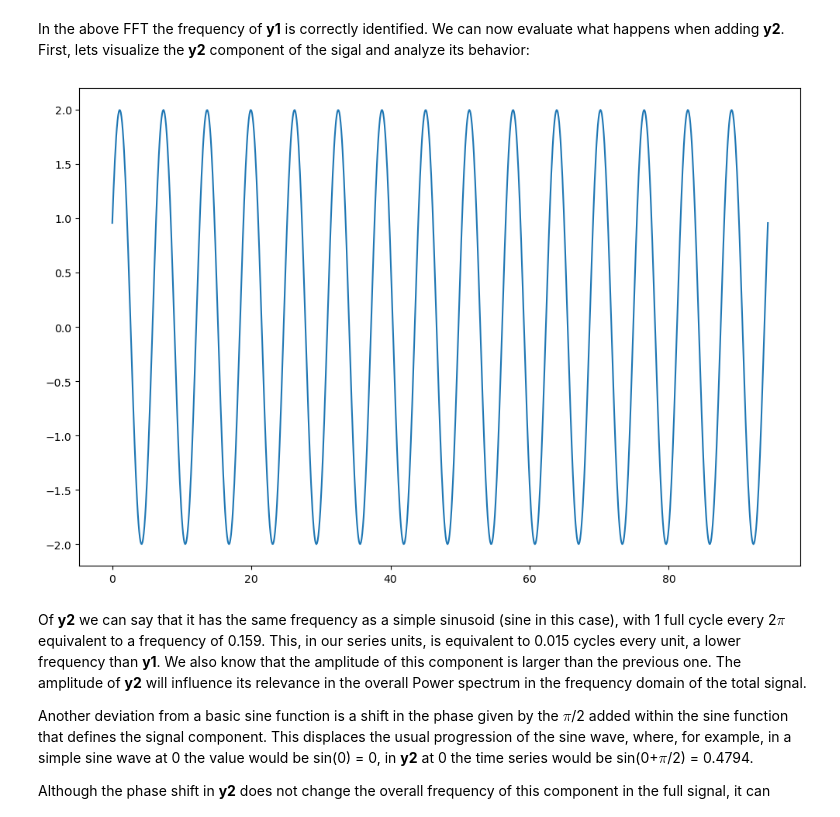
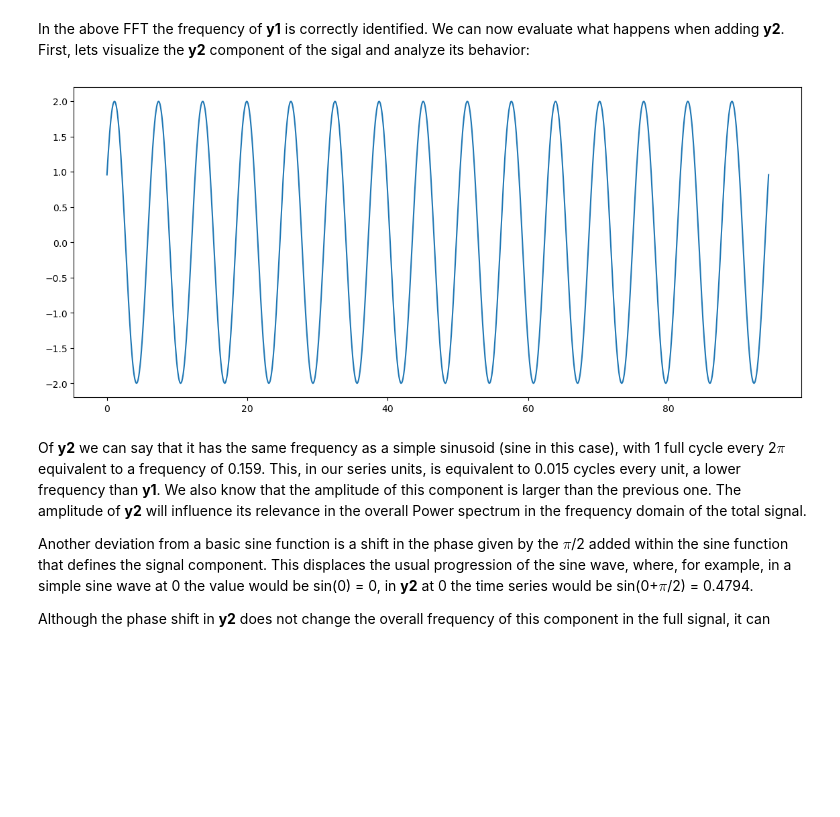
Before and after one commit to nicolasbp87/fourier_transform, a Jupyter notebook: FOURIER_ANALYSIS.ipynb, the cells around one changed output. Saved outputs shown, nothing was run; the diff lists cells and outputs as text; code cells hidden in the pictures; blank space fills up the shorter version.

```diff
--- a/FOURIER_ANALYSIS.ipynb
+++ b/FOURIER_ANALYSIS.ipynb
@@ -402,11 +402,11 @@ _,_ = fft_visualization(y1, 250000)
 # %% [markdown]
 In the above FFT the frequency of **y1** is correctly identified. We can now evaluate what happens when adding **y2**. First, lets visualize the **y2** component of the sigal and analyze its behavior:
 # %%
-plt.figure(figsize=(12,8))
+plt.figure(figsize=(14,6))
 plt.plot(xx,y2)
 plt.show()
 # %% [output]
-[figure, old version]
+[figure, new version]
 # %% [markdown]
 Of **y2** we can say that it has the same frequency as a simple sinusoid (sine in this case), with 1 full cycle every 2$\pi$ equivalent to a frequency of 0.159. This, in our series units, is equivalent to 0.015 cycles every unit, a lower frequency than **y1**. We also know that the amplitude of this component is larger than the previous one. The amplitude of **y2** will influence its relevance in the overall Power spectrum in the frequency domain of the total signal.
 
```
Also changed, not shown: parts of 37 cells of this notebook, 1 other file.
